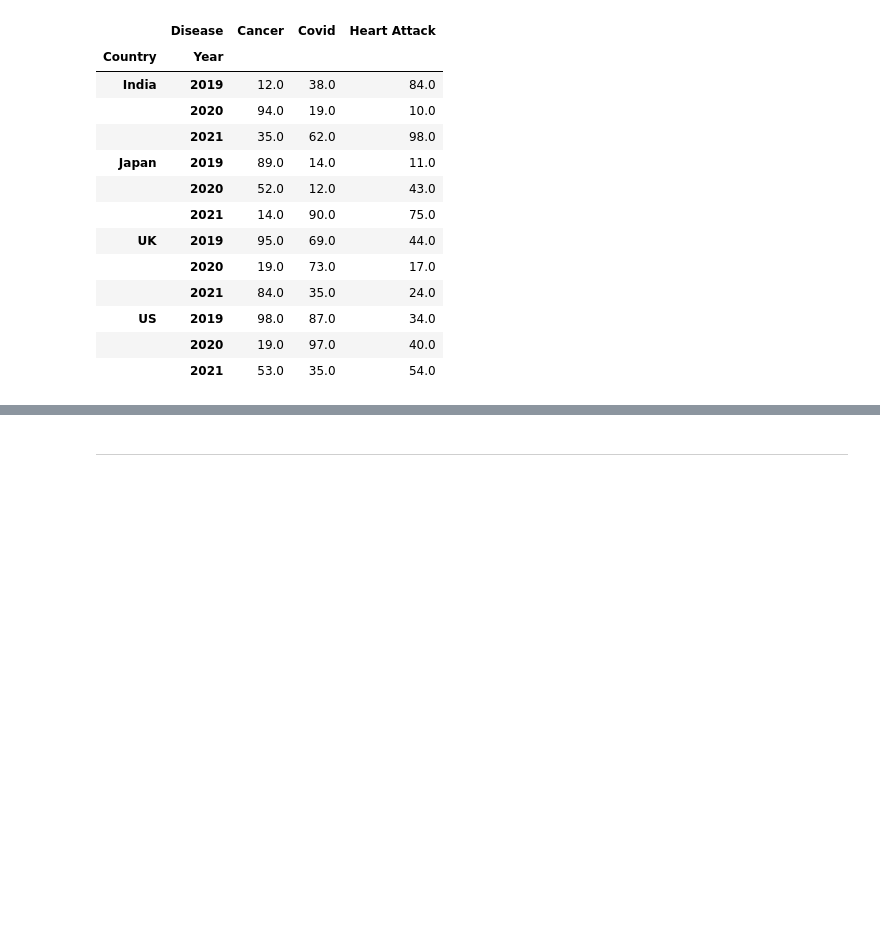
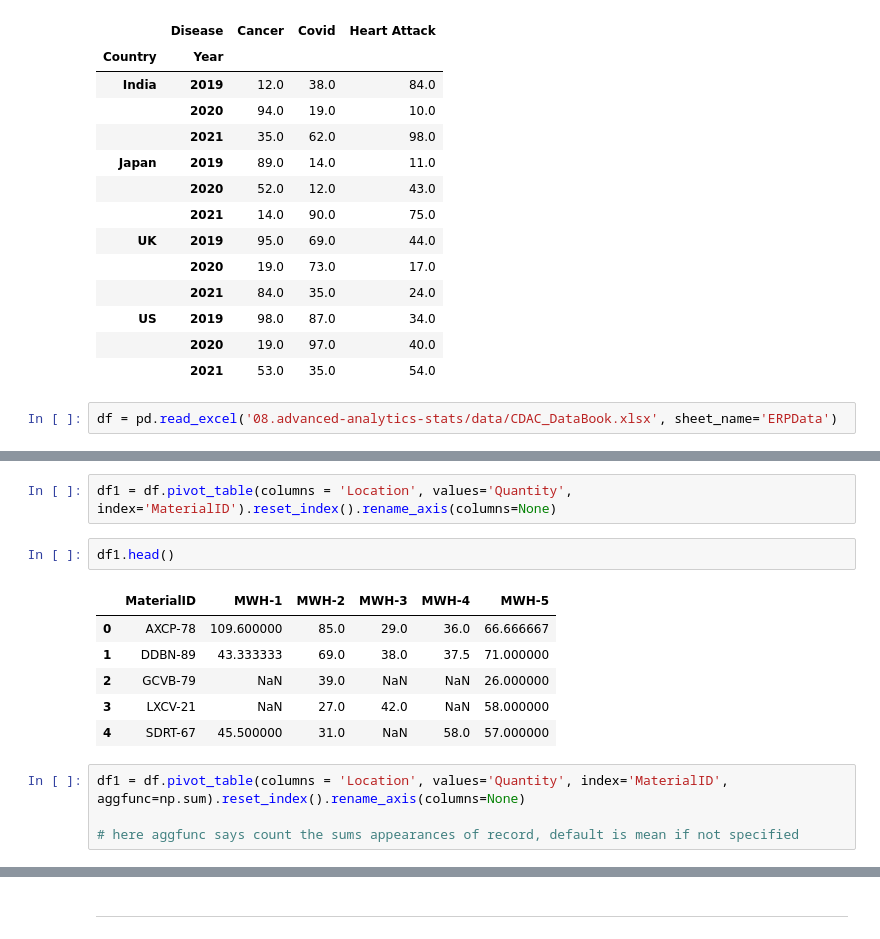
Before and after one commit to realshubhamraut/CDAC-DBDA-coursework, a Jupyter notebook: 08.advanced-analytics-stats/data_manipulation-2.ipynb, the cells around one changed output, grey strips where cells are left out. Cells and saved outputs as stored; diff of their text form; blank space fills up the shorter version.

```diff
--- a/08.advanced-analytics-stats/data_manipulation-2.ipynb
+++ b/08.advanced-analytics-stats/data_manipulation-2.ipynb
@@ -411,3 +411,5 @@ df3
 | US | 2019 | 98.0 | 87.0 | 34.0 |
 |  | 2020 | 19.0 | 97.0 | 40.0 |
 |  | 2021 | 53.0 | 35.0 | 54.0 |
+# %%
+df = pd.read_excel('08.advanced-analytics-stats/data/CDAC_DataBook.xlsx', sheet_name='ERPData')
@@ -413,0 +425,15 @@ df3
+# %%
+df1 = df.pivot_table(columns = 'Location', values='Quantity', index='MaterialID').reset_index().rename_axis(columns=None)
+# %%
+df1.head()
+# %% [output]
+|  | MaterialID | MWH-1 | MWH-2 | MWH-3 | MWH-4 | MWH-5 |
+| 0 | AXCP-78 | 109.600000 | 85.0 | 29.0 | 36.0 | 66.666667 |
+| 1 | DDBN-89 | 43.333333 | 69.0 | 38.0 | 37.5 | 71.000000 |
+| 2 | GCVB-79 | NaN | 39.0 | NaN | NaN | 26.000000 |
+| 3 | LXCV-21 | NaN | 27.0 | 42.0 | NaN | 58.000000 |
+| 4 | SDRT-67 | 45.500000 | 31.0 | NaN | 58.0 | 57.000000 |
+# %%
+df1 = df.pivot_table(columns = 'Location', values='Quantity', index='MaterialID', aggfunc=np.sum).reset_index().rename_axis(columns=None)
+
+# here aggfunc says count the sums appearances of record, default is mean if not specified
```
Also changed, not shown: parts of 6 cells of this notebook, 6 other files.
